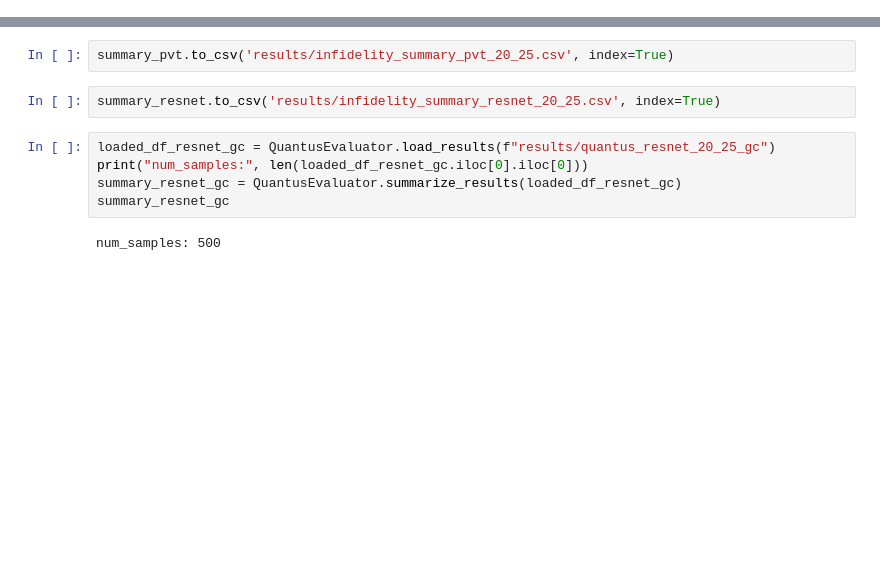
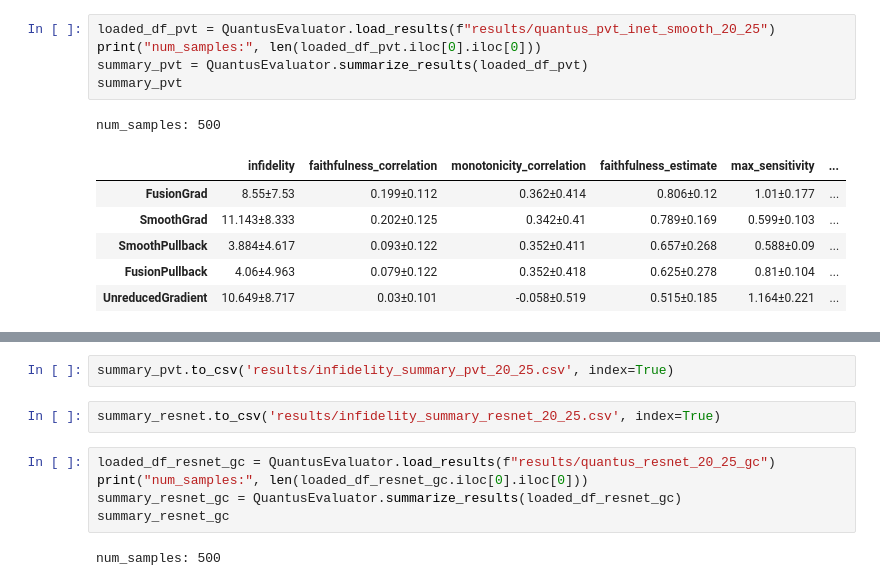
Before and after one commit to 314-Foundation/SemanticPullbacks, a Jupyter notebook: notebooks/verify_results.ipynb, the cells around one changed output, grey strips where cells are left out. Saved outputs shown, nothing was run; the diff lists cells and outputs as text; blank space fills up the shorter version.

```diff
--- a/notebooks/verify_results.ipynb
+++ b/notebooks/verify_results.ipynb
@@ -68,6 +80,19 @@ num_samples: 500
 | InputXGradient | 69.886±58.583 | -0.012±0.097 | 0.332±0.508 | -0.183±0.17 | 1.156±0.178 | ... |
 | Deconvolution | 36.867±42.705 | 0.019±0.104 | 0.457±0.399 | 0.222±0.247 | 0.726±0.118 | ... |
 | GuidedGradCam | 4.926±5.865 | 0.048±0.104 | 0.594±0.376 | 0.173±0.148 | 0.272±0.107 | ... |
+# %%
+loaded_df_pvt = QuantusEvaluator.load_results(f"results/quantus_pvt_inet_smooth_20_25")
+print("num_samples:", len(loaded_df_pvt.iloc[0].iloc[0]))
+summary_pvt = QuantusEvaluator.summarize_results(loaded_df_pvt)
+summary_pvt
+# %% [output]
+num_samples: 500
+|  | infidelity | faithfulness_correlation | monotonicity_correlation | faithfulness_estimate | max_sensitivity | ... |
+| FusionGrad | 8.55±7.53 | 0.199±0.112 | 0.362±0.414 | 0.806±0.12 | 1.01±0.177 | ... |
+| SmoothGrad | 11.143±8.333 | 0.202±0.125 | 0.342±0.41 | 0.789±0.169 | 0.599±0.103 | ... |
+| SmoothPullback | 3.884±4.617 | 0.093±0.122 | 0.352±0.411 | 0.657±0.268 | 0.588±0.09 | ... |
+| FusionPullback | 4.06±4.963 | 0.079±0.122 | 0.352±0.418 | 0.625±0.278 | 0.81±0.104 | ... |
+| UnreducedGradient | 10.649±8.717 | 0.03±0.101 | -0.058±0.519 | 0.515±0.185 | 1.164±0.221 | ... |
 # %%
 loaded_df_pvt = QuantusEvaluator.load_results(f"results/quantus_pvt_inet_20_25_infidelity_pvt_v2_b1")
 print("num_samples:", len(loaded_df_pvt.iloc[0].iloc[0]))
```
Also changed, not shown: parts of 5 cells of this notebook, 4 other files.
